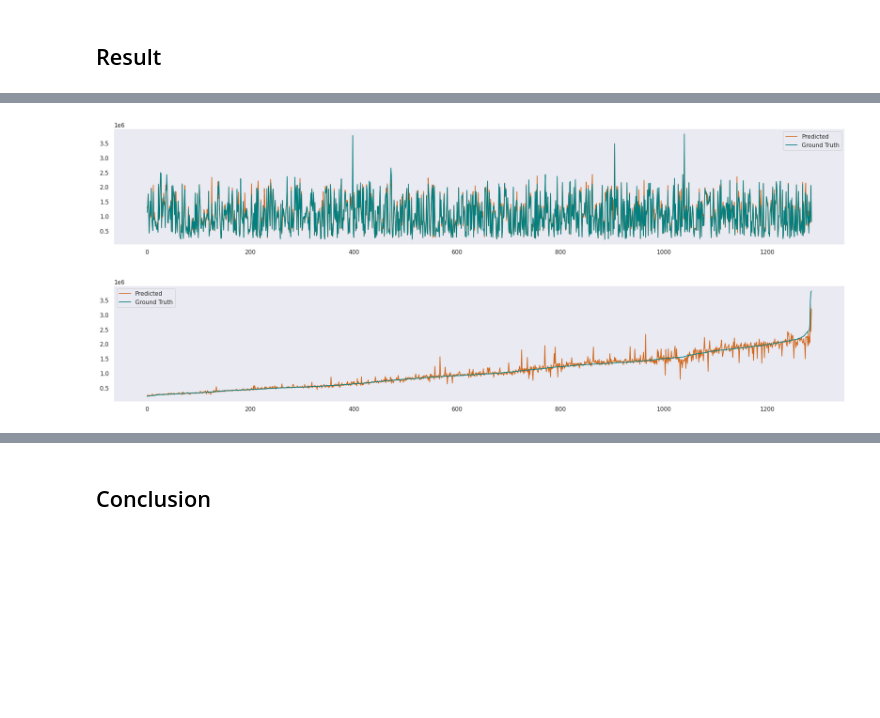
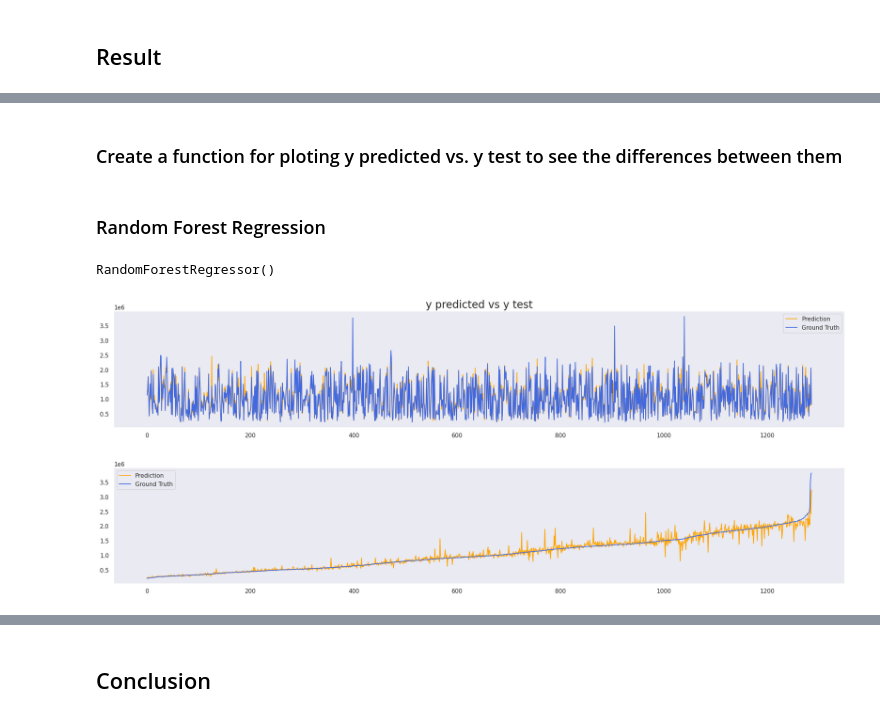
Before and after one commit to SatNichapon/DSI205_project, a Jupyter notebook: DSI205project.ipynb, the cells around one changed output, grey strips where cells are left out. Cells and saved outputs as stored; diff of their text form; code cells hidden in the pictures; blank space fills up the shorter version.

```diff
--- a/DSI205project.ipynb
+++ b/DSI205project.ipynb
@@ -506,2 +507,0 @@ The best fitting model from doing cross-validation 10 folds is Random Forest Reg
-# %%
-random_forest_regressor.fit(X_train, y_train)
@@ -518,29 +508,42 @@ np.array(y_test)[0]
+# %% [markdown]
+<h3> Create a function for ploting y predicted vs. y test to see the differences between them </h3>
 # %%
-y_pred = random_forest_regressor.predict(X_test)
-range = np.arange(0, len(y_test))
+def plot_ypred_vs_ytest(regressor):
+  regressor.fit(X_train, y_train)
+  #plot y_pred vs y_test
+  y_pred = regressor.predict(X_test)
+  range = np.arange(0, len(y_test))
 
-fig, ax = plt.subplots(figsize=(25, 4))
-ax.grid(False)
+  fig, ax = plt.subplots(figsize=(25, 4))
+  ax.grid(False)
 
-ax.plot(range, y_pred, c='chocolate')
-ax.plot(range, y_test, c='teal')
+  ax.plot(range, y_pred, c='orange')
+  ax.plot(range, y_test, c='royalblue')
 
-plt.legend(['Predicted', 'Ground Truth'])
-plt.show()
+  plt.legend(['Prediction', 'Ground Truth'])
+  plt.title('y predicted vs y test', fontsize=20)
+  plt.show()
+
+  #plot y_pred vs y_test, but with data sorted in ascending order
+  idx = np.argsort(y_test)
+
+  fig, ax = plt.subplots(figsize=(25, 4))
+  ax.grid(False)
+
+  ax.plot(range, y_pred[idx], c='orange')
+  ax.plot(range, y_test.iloc[idx], c='royalblue')
+
+  plt.legend(['Prediction', 'Ground Truth'])
+
+  plt.show()
-# %% [output]
-[figure, removed]
-# %%
-idx = np.argsort(y_test)
-range = np.arange(0, len(y_test))
-
-fig, ax = plt.subplots(figsize=(25, 4))
-ax.grid(False)
-
-ax.plot(range, y_pred[idx], c='chocolate')
-ax.plot(range, y_test.iloc[idx], c='teal')
-
-plt.legend(['Predicted', 'Ground Truth'])
-
-plt.show()
-# %% [output]
-[figure, removed]
+# %% [markdown]
+### Random Forest Regression
+# %%
+random_forest_regressor
+# %% [output]
+RandomForestRegressor()
+# %%
+plot_ypred_vs_ytest(random_forest_regressor)
+# %% [output]
+[figure, added]
+[figure, added]
```
Also changed, not shown: parts of 50 cells of this notebook.
